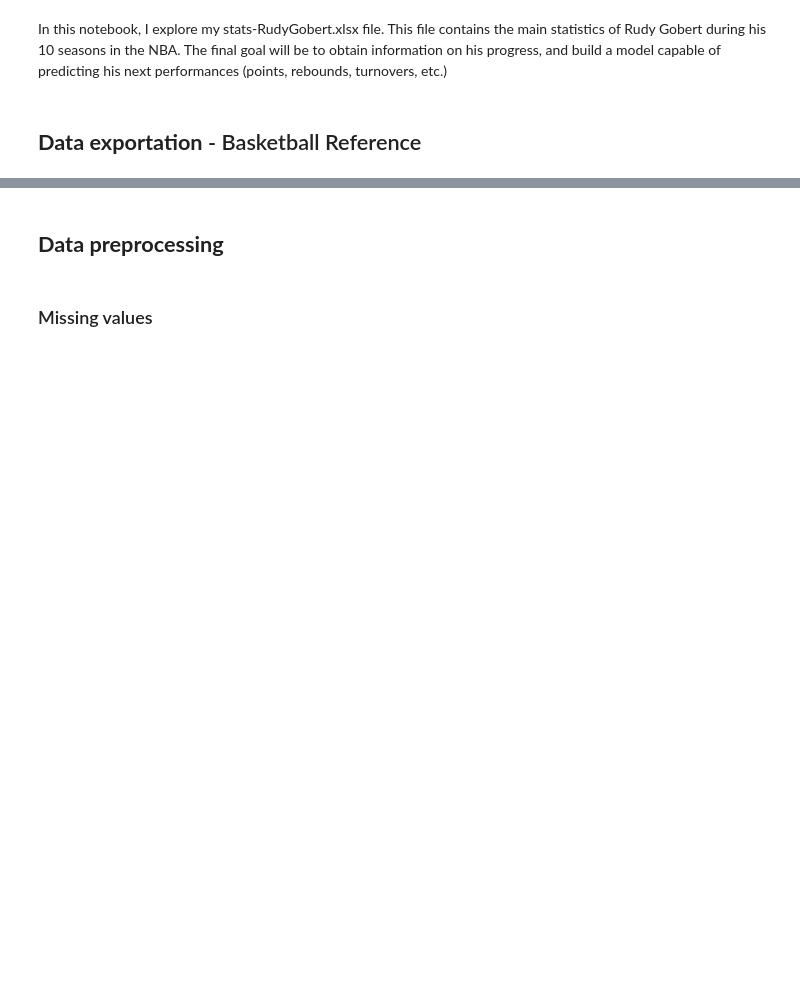
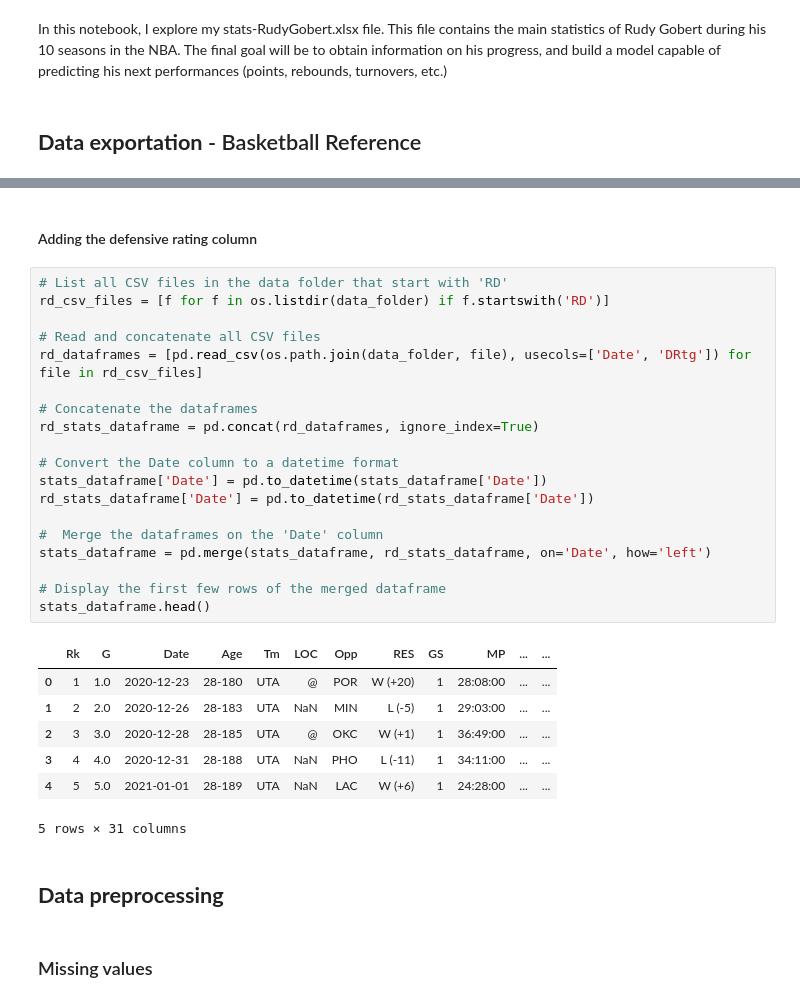
Before and after one commit to dounya-bourhani/NBA_stats_analysis, a Jupyter notebook: main_notebook.ipynb, the cells around one changed output, grey strips where cells are left out. Drawn from its saved outputs; the diff is of its cells as text; blank space fills up the shorter version.

Commit message:
end preprocessing of 'entire_stats' + first dashboard try

```diff
--- a/main_notebook.ipynb
+++ b/main_notebook.ipynb
@@ -43,6 +43,35 @@ Index(['Rk', 'G', 'Date', 'Age', 'Tm', 'LOC', 'Opp', 'RES', 'GS', 'MP', 'FG',
        'FGA', 'FG%', '3P', '3PA', '3P%', 'FT', 'FTA', 'FT%', 'ORB', 'DRB',
        'TRB', 'AST', 'STL', 'BLK', 'TOV', 'PF', 'PTS', 'GmSc', '+/-'],
       dtype='object')
+# %% [markdown]
+#### Adding the defensive rating column
+# %%
+# List all CSV files in the data folder that start with 'RD'
+rd_csv_files = [f for f in os.listdir(data_folder) if f.startswith('RD')]
+
+# Read and concatenate all CSV files
+rd_dataframes = [pd.read_csv(os.path.join(data_folder, file), usecols=['Date', 'DRtg']) for file in rd_csv_files]
+
+# Concatenate the dataframes
+rd_stats_dataframe = pd.concat(rd_dataframes, ignore_index=True)
+
+# Convert the Date column to a datetime format
+stats_dataframe['Date'] = pd.to_datetime(stats_dataframe['Date'])
+rd_stats_dataframe['Date'] = pd.to_datetime(rd_stats_dataframe['Date'])
+
+#  Merge the dataframes on the 'Date' column
+stats_dataframe = pd.merge(stats_dataframe, rd_stats_dataframe, on='Date', how='left')
+
+# Display the first few rows of the merged dataframe
+stats_dataframe.head()
+# %% [output]
+|  | Rk | G | Date | Age | Tm | LOC | Opp | RES | GS | MP | ... | ... |
+| 0 | 1 | 1.0 | 2020-12-23 | 28-180 | UTA | @ | POR | W (+20) | 1 | 28:08:00 | ... | ... |
+| 1 | 2 | 2.0 | 2020-12-26 | 28-183 | UTA | NaN | MIN | L (-5) | 1 | 29:03:00 | ... | ... |
+| 2 | 3 | 3.0 | 2020-12-28 | 28-185 | UTA | @ | OKC | W (+1) | 1 | 36:49:00 | ... | ... |
+| 3 | 4 | 4.0 | 2020-12-31 | 28-188 | UTA | NaN | PHO | L (-11) | 1 | 34:11:00 | ... | ... |
+| 4 | 5 | 5.0 | 2021-01-01 | 28-189 | UTA | NaN | LAC | W (+6) | 1 | 24:28:00 | ... | ... |
+5 rows × 31 columns
 # %% [markdown]
 ## **Data preprocessing**
 # %% [markdown]
```
Also changed, not shown: parts of 15 cells of this notebook, 4 other files.
